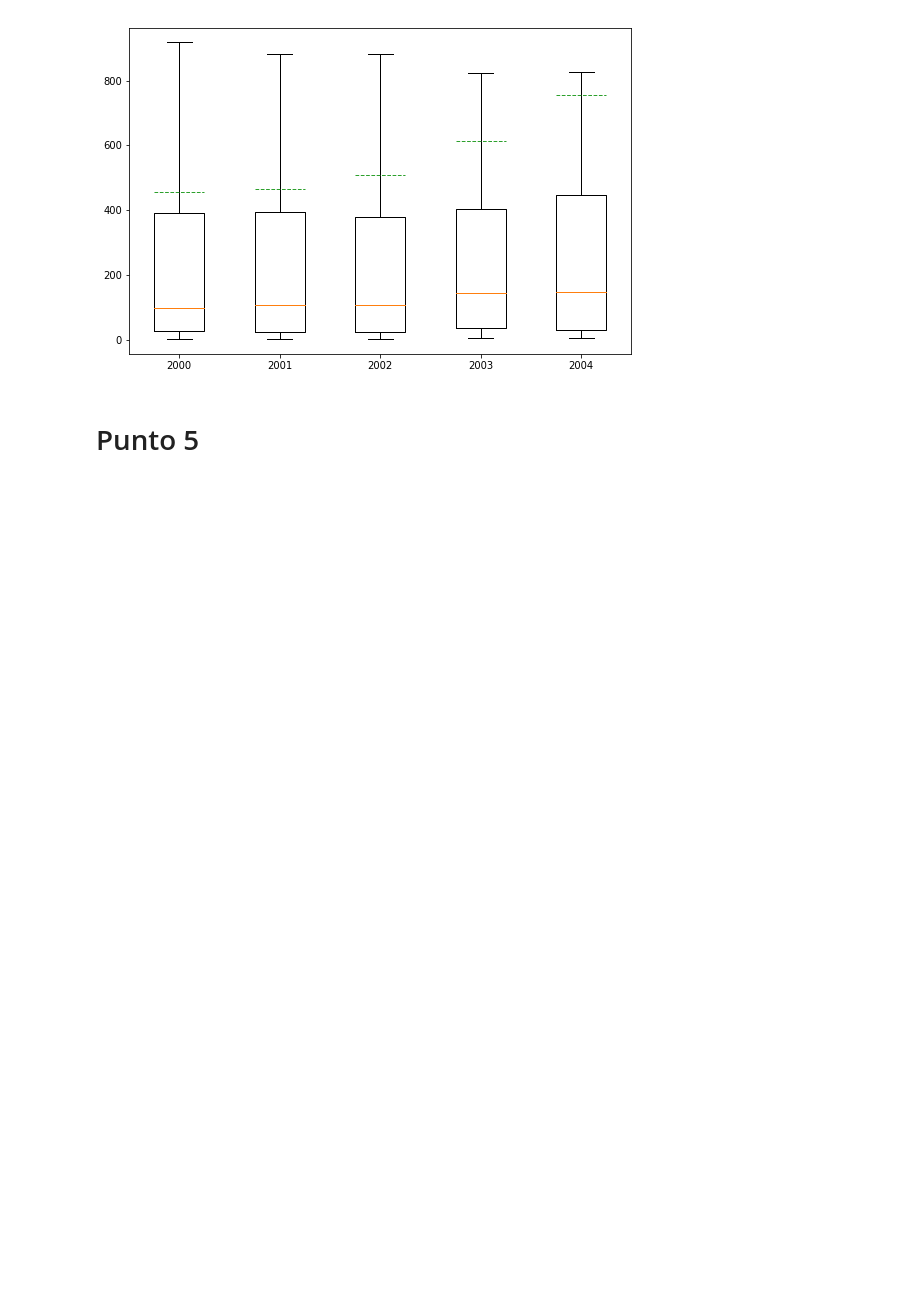
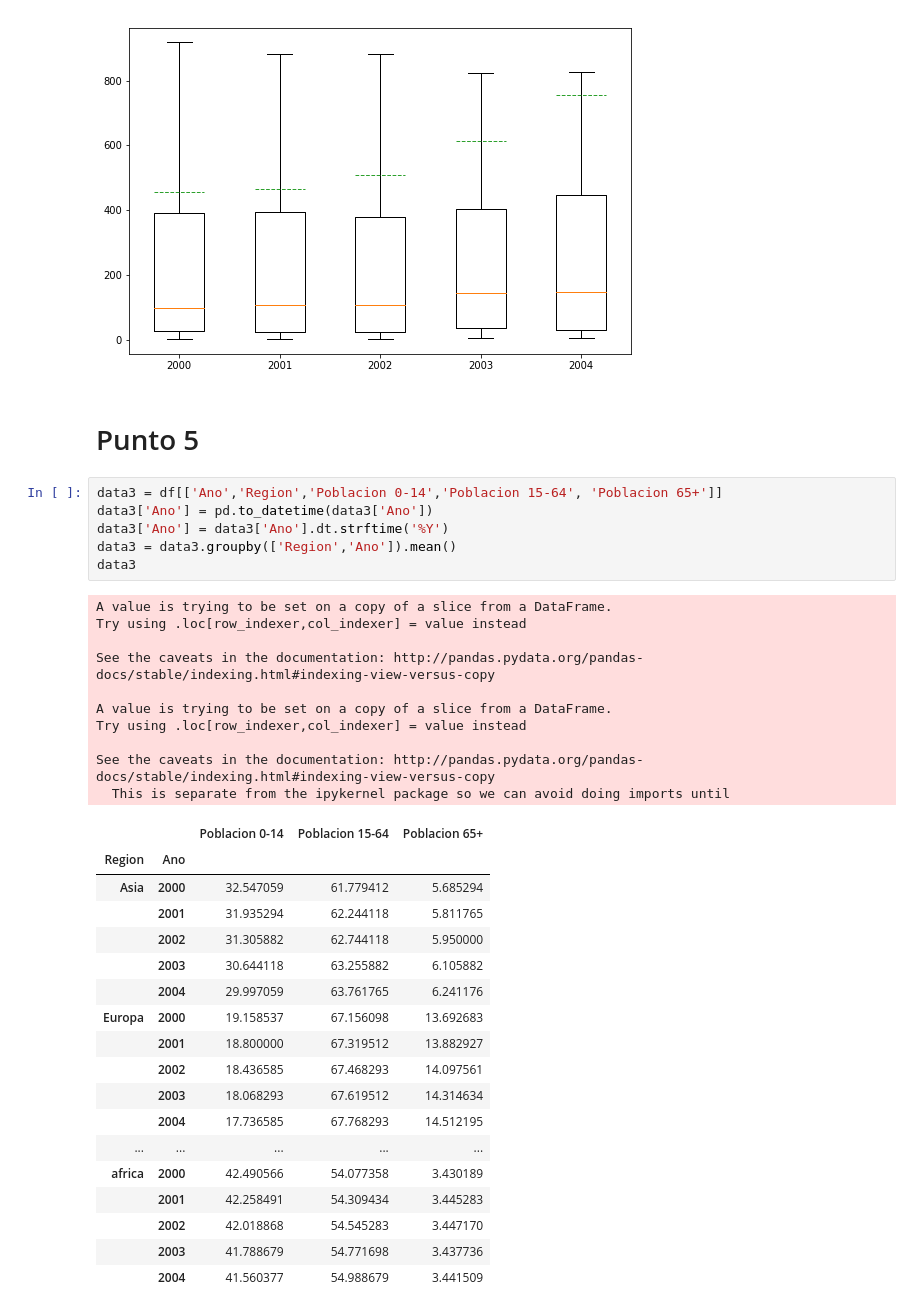
Before and after one commit to cda-2019-01/lab-visualizacion-matplotlib-migvelmonsalve, a Jupyter notebook: visualizacion-de-datos-usando-matplotlib.ipynb, the cells around one changed output. Cells and saved outputs as stored; diff of their text form; blank space fills up the shorter version.

```diff
--- a/visualizacion-de-datos-usando-matplotlib.ipynb
+++ b/visualizacion-de-datos-usando-matplotlib.ipynb
@@ -140,3 +140,38 @@ See the caveats in the documentation: http://pandas.pydata.org/pandas-docs/stabl
 [figure]
 # %% [markdown]
 # Punto 5
+# %%
+data3 = df[['Ano','Region','Poblacion 0-14','Poblacion 15-64', 'Poblacion 65+']]
+data3['Ano'] = pd.to_datetime(data3['Ano'])
+data3['Ano'] = data3['Ano'].dt.strftime('%Y')
+data3 = data3.groupby(['Region','Ano']).mean()
+data3
+# %% [output]
+A value is trying to be set on a copy of a slice from a DataFrame.
+Try using .loc[row_indexer,col_indexer] = value instead
+
+See the caveats in the documentation: http://pandas.pydata.org/pandas-docs/stable/indexing.html#indexing-view-versus-copy
+
+A value is trying to be set on a copy of a slice from a DataFrame.
+Try using .loc[row_indexer,col_indexer] = value instead
+
+See the caveats in the documentation: http://pandas.pydata.org/pandas-docs/stable/indexing.html#indexing-view-versus-copy
+  This is separate from the ipykernel package so we can avoid doing imports until
+|  |  | Poblacion 0-14 | Poblacion 15-64 | Poblacion 65+ |
+| Region | Ano |  |  |  |
+| Asia | 2000 | 32.547059 | 61.779412 | 5.685294 |
+|  | 2001 | 31.935294 | 62.244118 | 5.811765 |
+|  | 2002 | 31.305882 | 62.744118 | 5.950000 |
+|  | 2003 | 30.644118 | 63.255882 | 6.105882 |
+|  | 2004 | 29.997059 | 63.761765 | 6.241176 |
+| Europa | 2000 | 19.158537 | 67.156098 | 13.692683 |
+|  | 2001 | 18.800000 | 67.319512 | 13.882927 |
+|  | 2002 | 18.436585 | 67.468293 | 14.097561 |
+|  | 2003 | 18.068293 | 67.619512 | 14.314634 |
+|  | 2004 | 17.736585 | 67.768293 | 14.512195 |
+| ... | ... | ... | ... | ... |
+| africa | 2000 | 42.490566 | 54.077358 | 3.430189 |
+|  | 2001 | 42.258491 | 54.309434 | 3.445283 |
+|  | 2002 | 42.018868 | 54.545283 | 3.447170 |
+|  | 2003 | 41.788679 | 54.771698 | 3.437736 |
+|  | 2004 | 41.560377 | 54.988679 | 3.441509 |
```
Also changed, not shown: parts of 1 cell of this notebook.
